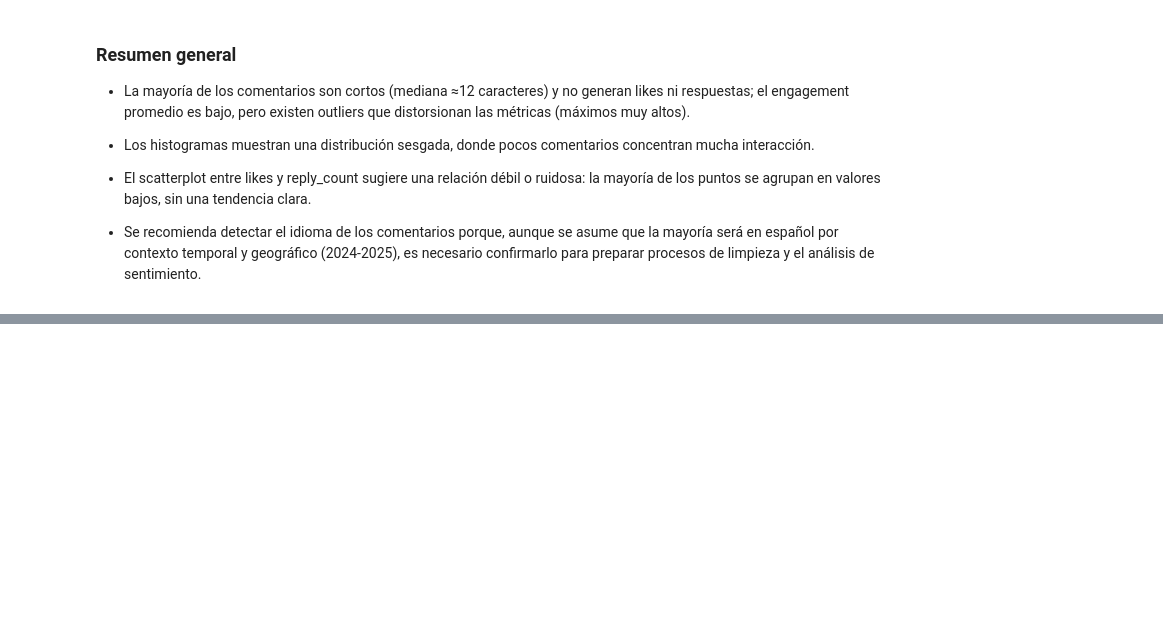
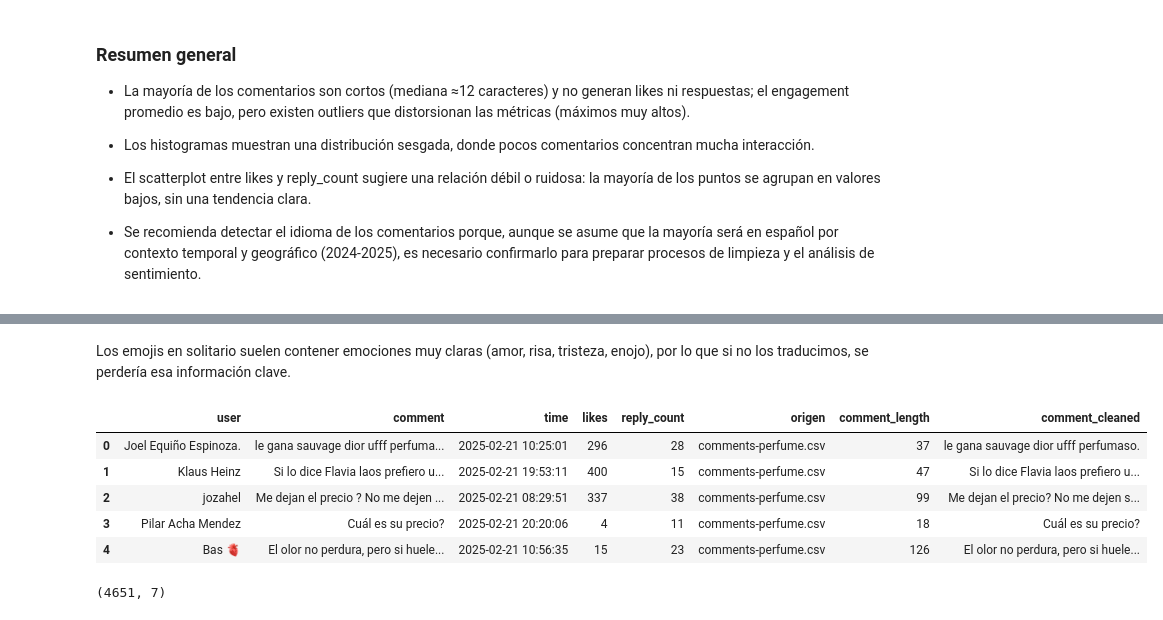
Before and after one commit to Raulinho-A/feel-track, a Jupyter notebook: notebooks/1.0-raa-eda.ipynb, the cells around one changed output, grey strips where cells are left out. Saved outputs shown, nothing was run; the diff lists cells and outputs as text; code cells hidden in the pictures; blank space fills up the shorter version.

Commit message:
add data cleaning and preprocessing steps

```diff
--- a/notebooks/1.0-raa-eda.ipynb
+++ b/notebooks/1.0-raa-eda.ipynb
@@ -130,0 +133,3 @@ text
+# %%
+df = pd.read_csv(EXP_SNAPSHOT_PATH)
+df.head()
@@ -130,0 +166,2 @@ text
+# %% [markdown]
+Los emojis en solitario suelen contener emociones muy claras (amor, risa, tristeza, enojo), por lo que si no los traducimos, se perdería esa información clave.
@@ -130,0 +170,10 @@ text
+# %%
+df['comment_cleaned'] = df['comment'].apply(clean_basic_text_preserve_emojis)
+df.head()
+# %% [output]
+|  | user | comment | time | likes | reply_count | origen | comment_length | comment_cleaned |
+| 0 | Joel Equiño Espinoza. | le gana sauvage dior ufff perfuma... | 2025-02-21 10:25:01 | 296 | 28 | comments-perfume.csv | 37 | le gana sauvage dior ufff perfumaso. |
+| 1 | Klaus Heinz | Si lo dice Flavia laos prefiero u... | 2025-02-21 19:53:11 | 400 | 15 | comments-perfume.csv | 47 | Si lo dice Flavia laos prefiero u... |
+| 2 | jozahel | Me dejan el precio ? No me dejen ... | 2025-02-21 08:29:51 | 337 | 38 | comments-perfume.csv | 99 | Me dejan el precio? No me dejen s... |
+| 3 | Pilar Acha Mendez | Cuál es su precio? | 2025-02-21 20:20:06 | 4 | 11 | comments-perfume.csv | 18 | Cuál es su precio? |
+| 4 | Bas 🫀 | El olor no perdura, pero si huele... | 2025-02-21 10:56:35 | 15 | 23 | comments-perfume.csv | 126 | El olor no perdura, pero si huele... |
@@ -130,0 +183,4 @@ text
+# %%
+df.shape
+# %% [output]
+(4651, 7)
```
Also changed, not shown: parts of 25 cells of this notebook, 4 other files.
